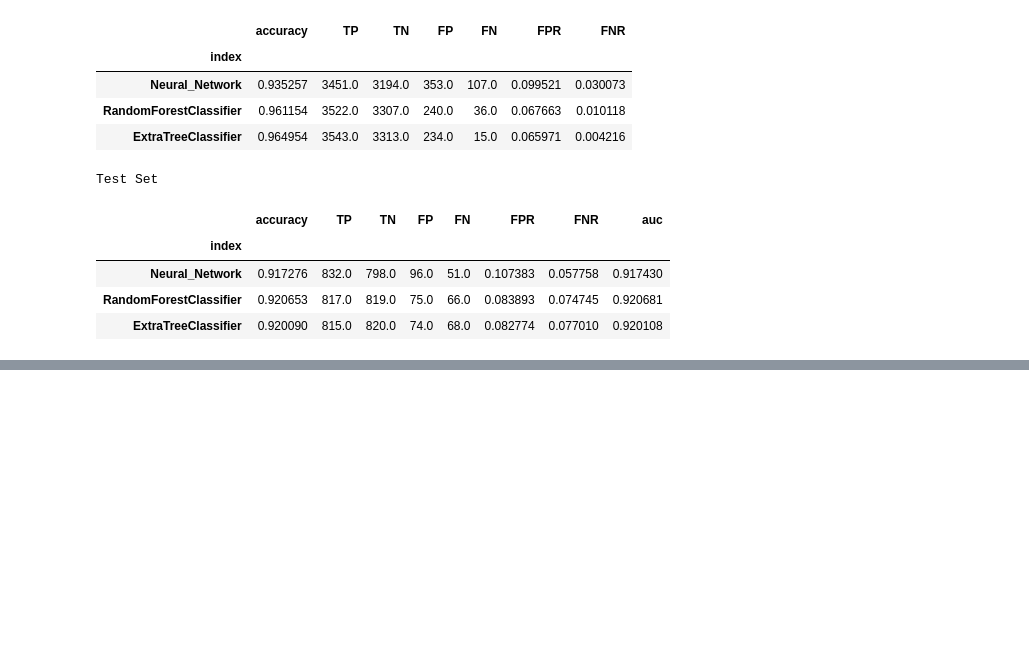
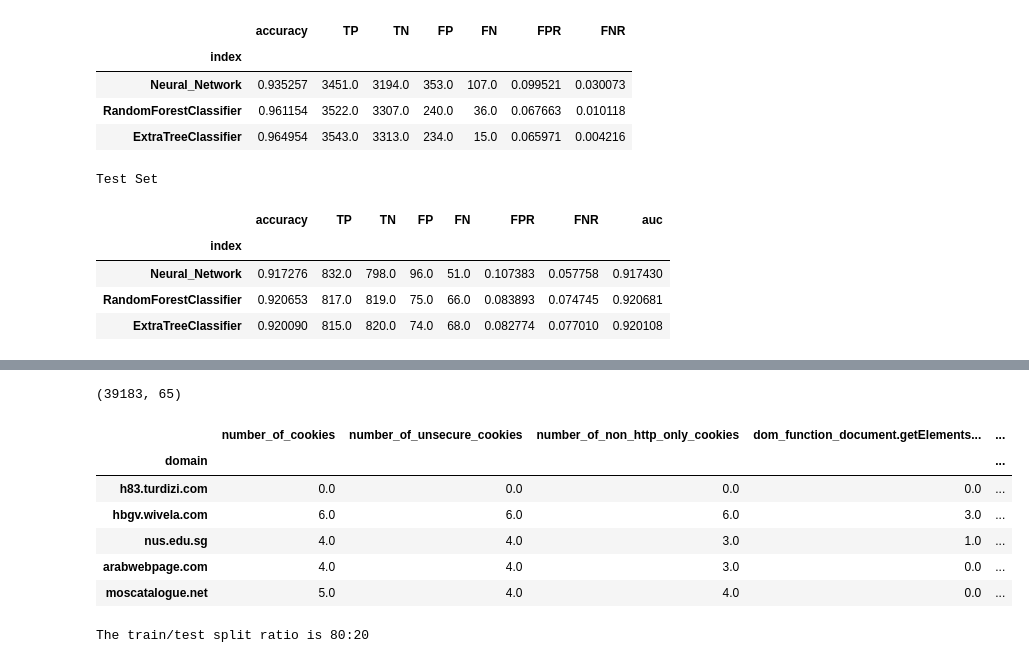
Before and after one commit to darshan-b/Reputation, a Jupyter notebook: Combined/Combined features - JavaScript, HTML, HTTP.ipynb, the cells around one changed output, grey strips where cells are left out. Drawn from its saved outputs; the diff is of its cells as text; code cells hidden in the pictures; blank space fills up the shorter version.

```diff
--- a/Combined/Combined features - JavaScript, HTML, HTTP.ipynb
+++ b/Combined/Combined features - JavaScript, HTML, HTTP.ipynb
@@ -1822,0 +1867,49 @@ grid_search = GridSearchCV(estimator = rf, param_grid = param_grid,
+# %%
+df_js.Target=df_js.Target.apply(lambda x: 1 if x=='Malicious' else 0)
+df_html.Target=df_html.Target.apply(lambda x: 1 if x=='Malicious' else 0)
+df_http.Target=df_http.Target.apply(lambda x: 1 if x=='Malicious' else 0)
+# %%
+num_stats_js=num_stats(df_js,num_var_js)
+cat_stats_js=cat_stats(df_js,cat_var_js)
+
+
+num_stats_html=num_stats(df_html,num_var_html)
+cat_stats_html=cat_stats(df_html,cat_var_html)
+
+num_stats_http=num_stats(df_http,num_var_http)
+cat_stats_http=cat_stats(df_http,cat_var_http)
+# %%
+fin_col=num_stats_js.index.values[0:20].tolist()+cat_stats_js.index.values[0:20].tolist() + num_stats_html.index.values[0:20].tolist()+cat_stats_html.index.values[0:20].tolist() + num_stats_http.index.values[0:20].tolist()+cat_stats_http.index.values[0:20].tolist()
+# %%
+df_int=pd.merge(df_js,df_html,left_index=True,right_index=True)
+
+df=pd.merge(df_int,df_http,left_index=True,right_index=True)
+
+df['Target']=df[['Target_x','Target_y','Target']].apply(max,axis=1)
+# %%
+fin_col.append('Target')
+
+df_sel=df[fin_col]
+
+display(df_sel.shape)
+df_sel.head()
+# %% [output]
+(39183, 65)
+|  | number_of_cookies | number_of_unsecure_cookies | number_of_non_http_only_cookies | dom_function_document.getElements... | ... |
+| domain |  |  |  |  | ... |
+| h83.turdizi.com | 0.0 | 0.0 | 0.0 | 0.0 | ... |
+| hbgv.wivela.com | 6.0 | 6.0 | 6.0 | 3.0 | ... |
+| nus.edu.sg | 4.0 | 4.0 | 3.0 | 1.0 | ... |
+| arabwebpage.com | 4.0 | 4.0 | 3.0 | 0.0 | ... |
+| moscatalogue.net | 5.0 | 4.0 | 4.0 | 0.0 | ... |
+# %%
+X=df_sel.iloc[:,df_sel.columns!='Target'].values
+y=df_sel.Target.values
+
+scaler=StandardScaler()
+scaled_X=scaler.fit_transform(X)
+
+print("The train/test split ratio is 80:20")
+X_train, X_test, Y_train, Y_test = train_test_split(scaled_X,y,random_state=0,test_size=0.2)
+# %% [output]
+The train/test split ratio is 80:20
```
Also changed, not shown: parts of 30 cells of this notebook.
